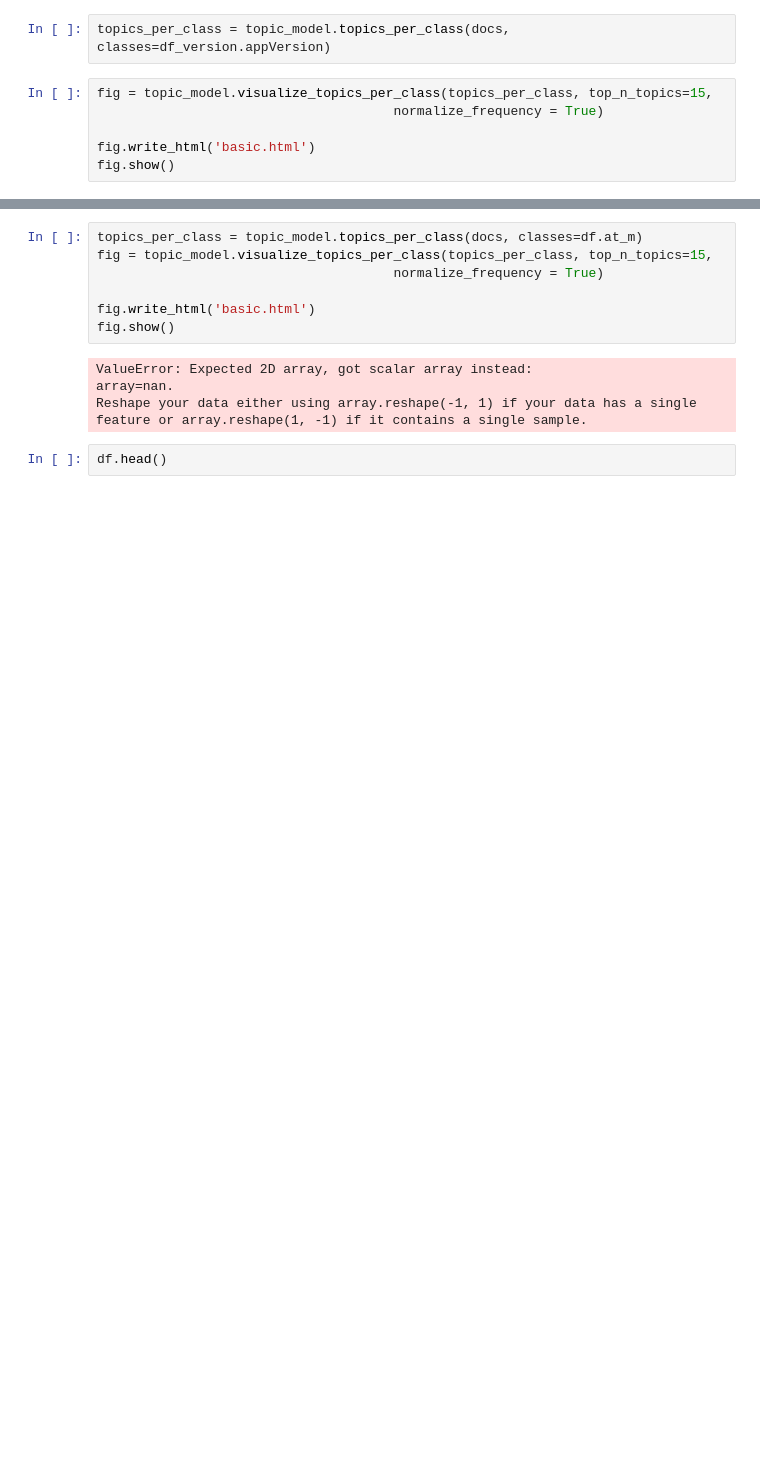
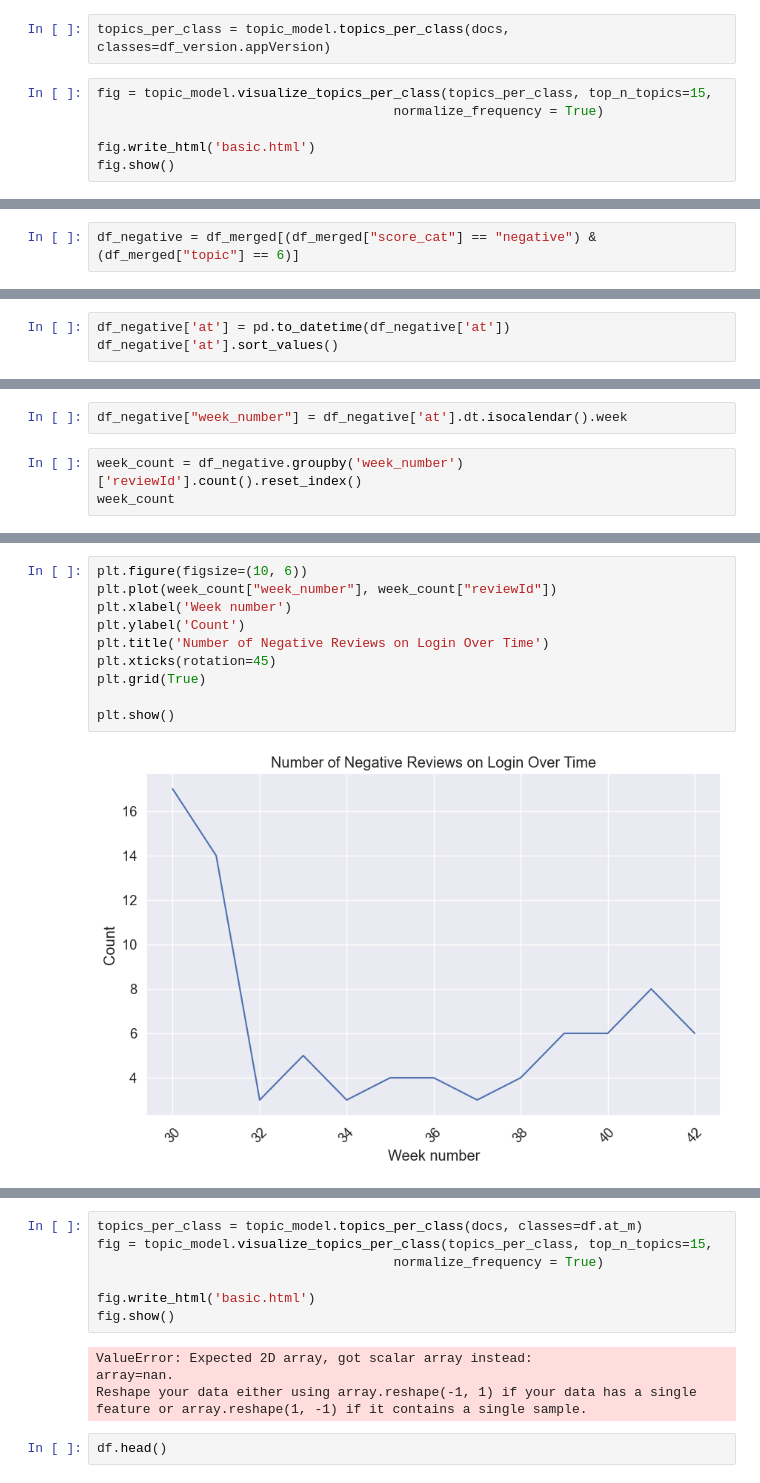
Before and after one commit to dschjanice/capstone_chat-gpt, a Jupyter notebook: notebooks/BERTopic_Topic_Modeling.ipynb, the cells around one changed output, grey strips where cells are left out. Drawn from its saved outputs; the diff is of its cells as text; blank space fills up the shorter version.

```diff
--- a/notebooks/BERTopic_Topic_Modeling.ipynb
+++ b/notebooks/BERTopic_Topic_Modeling.ipynb
@@ -482,0 +505,2 @@ topic_model = BERTopic()
+# %%
+df_negative = df_merged[(df_merged["score_cat"] == "negative") & (df_merged["topic"] == 6)]
@@ -482,0 +515,3 @@ topic_model = BERTopic()
+# %%
+df_negative['at'] = pd.to_datetime(df_negative['at'])
+df_negative['at'].sort_values()
@@ -482,0 +531,5 @@ topic_model = BERTopic()
+# %%
+df_negative["week_number"] = df_negative['at'].dt.isocalendar().week
+# %%
+week_count = df_negative.groupby('week_number')['reviewId'].count().reset_index()
+week_count
@@ -482,0 +551,12 @@ topic_model = BERTopic()
+# %%
+plt.figure(figsize=(10, 6))
+plt.plot(week_count["week_number"], week_count["reviewId"])
+plt.xlabel('Week number')
+plt.ylabel('Count')
+plt.title('Number of Negative Reviews on Login Over Time')
+plt.xticks(rotation=45)
+plt.grid(True)
+
+plt.show()
+# %% [output]
+[figure, added]
```
Also changed, not shown: parts of 15 cells of this notebook, 1 other file.
